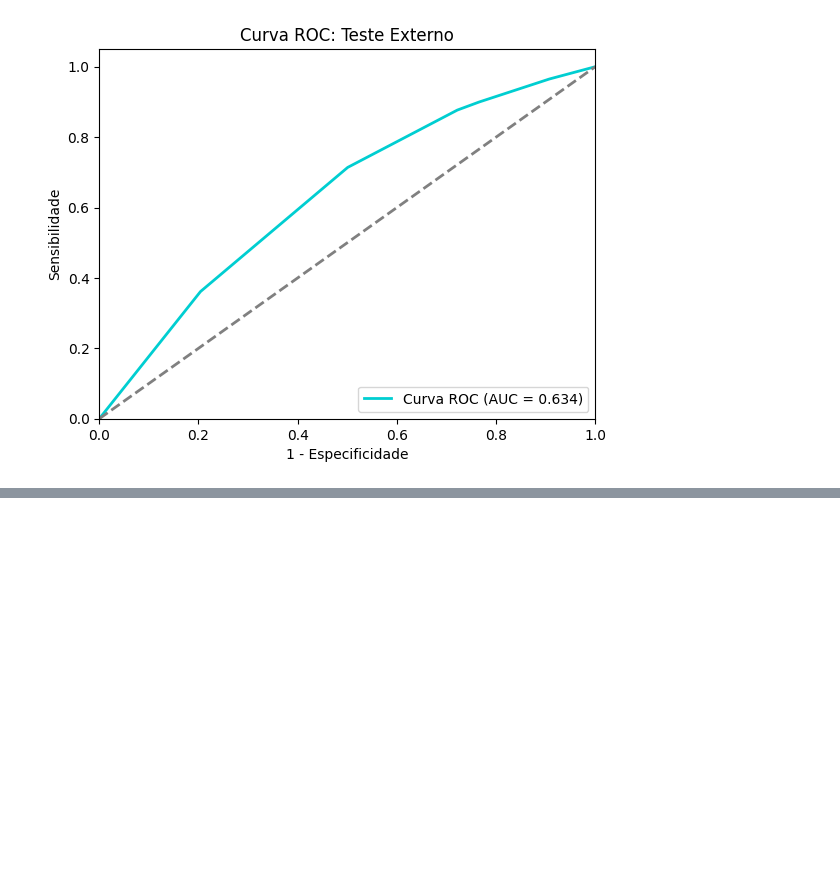
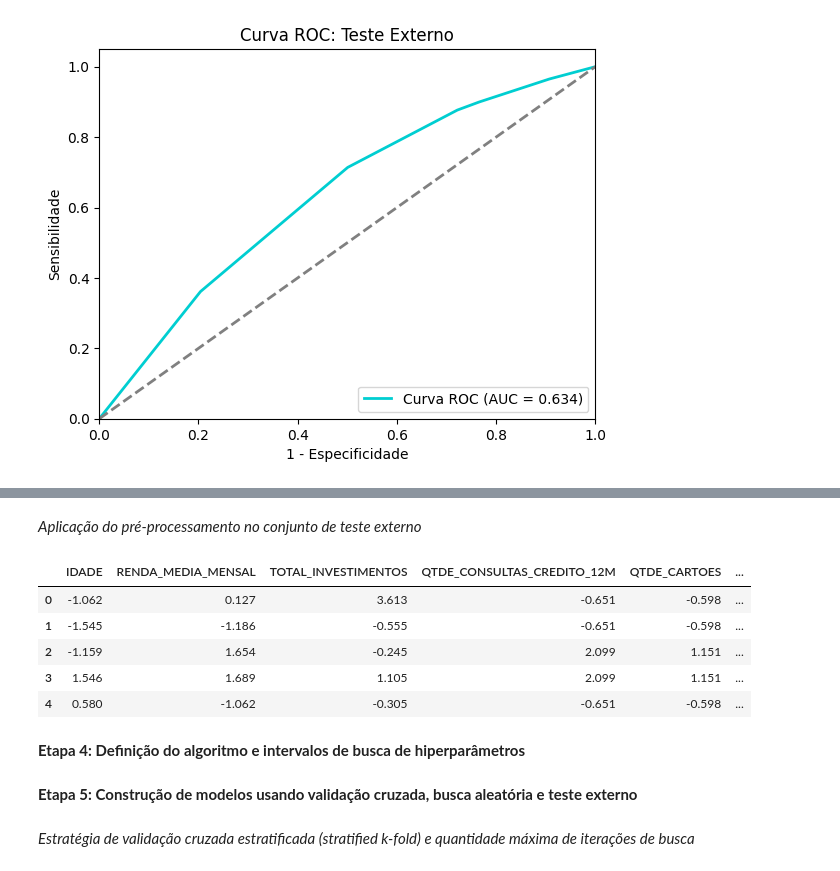
Before and after one commit to cbenincasa/MBA-case-classificacao, a Jupyter notebook: ESTUDO_CASO_CLASSIFICACAO_CARLOS_BENINCASA_2.ipynb, the cells around one changed output, grey strips where cells are left out. Saved outputs shown, nothing was run; the diff lists cells and outputs as text; code cells hidden in the pictures; blank space fills up the shorter version.

```diff
--- a/ESTUDO_CASO_CLASSIFICACAO_CARLOS_BENINCASA_2.ipynb
+++ b/ESTUDO_CASO_CLASSIFICACAO_CARLOS_BENINCASA_2.ipynb
@@ -916,0 +964,15 @@ plt.show()
+# %% [markdown]
+*Aplicação do pré-processamento no conjunto de teste externo*
+# %%
+X_teste_tratada = preprocessador.transform(X_teste)  # Note que o mesmo objeto de pré-processamento deve ser utilizado, agora com 'transform' em vez de 'fit_transform'
+X_teste_tratada = pd.DataFrame(X_teste_tratada, columns=nomes_variaveis)
+X_teste_tratada.head()
+# %% [output]
+|  | IDADE | RENDA_MEDIA_MENSAL | TOTAL_INVESTIMENTOS | QTDE_CONSULTAS_CREDITO_12M | QTDE_CARTOES | ... |
+| 0 | -1.062 | 0.127 | 3.613 | -0.651 | -0.598 | ... |
+| 1 | -1.545 | -1.186 | -0.555 | -0.651 | -0.598 | ... |
+| 2 | -1.159 | 1.654 | -0.245 | 2.099 | 1.151 | ... |
+| 3 | 1.546 | 1.689 | 1.105 | 2.099 | 1.151 | ... |
+| 4 | 0.580 | -1.062 | -0.305 | -0.651 | -0.598 | ... |
+# %% [markdown]
+**Etapa 4: Definição do algoritmo e intervalos de busca de hiperparâmetros**
@@ -916,0 +1041,4 @@ plt.show()
+# %% [markdown]
+**Etapa 5: Construção de modelos usando validação cruzada, busca aleatória e teste externo**
+# %% [markdown]
+*Estratégia de validação cruzada estratificada (stratified k-fold) e quantidade máxima de iterações de busca*
```
Also changed, not shown: parts of 39 cells of this notebook.
